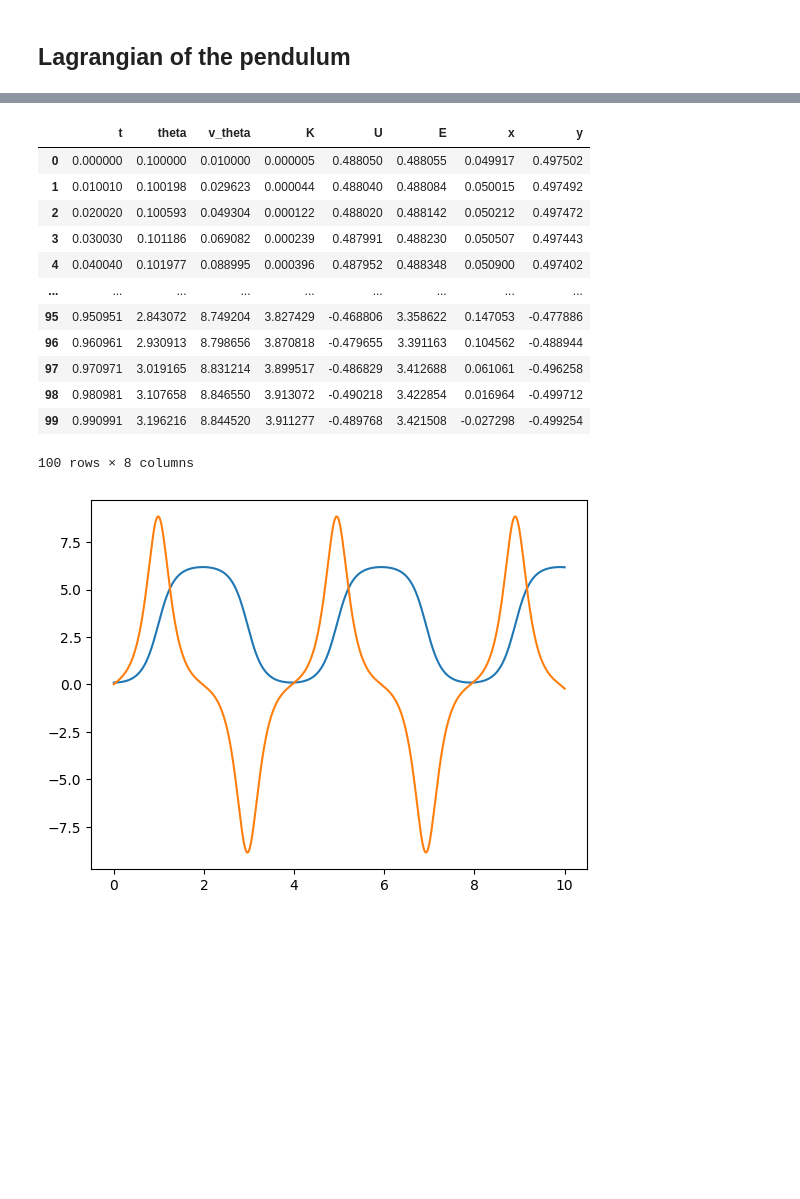
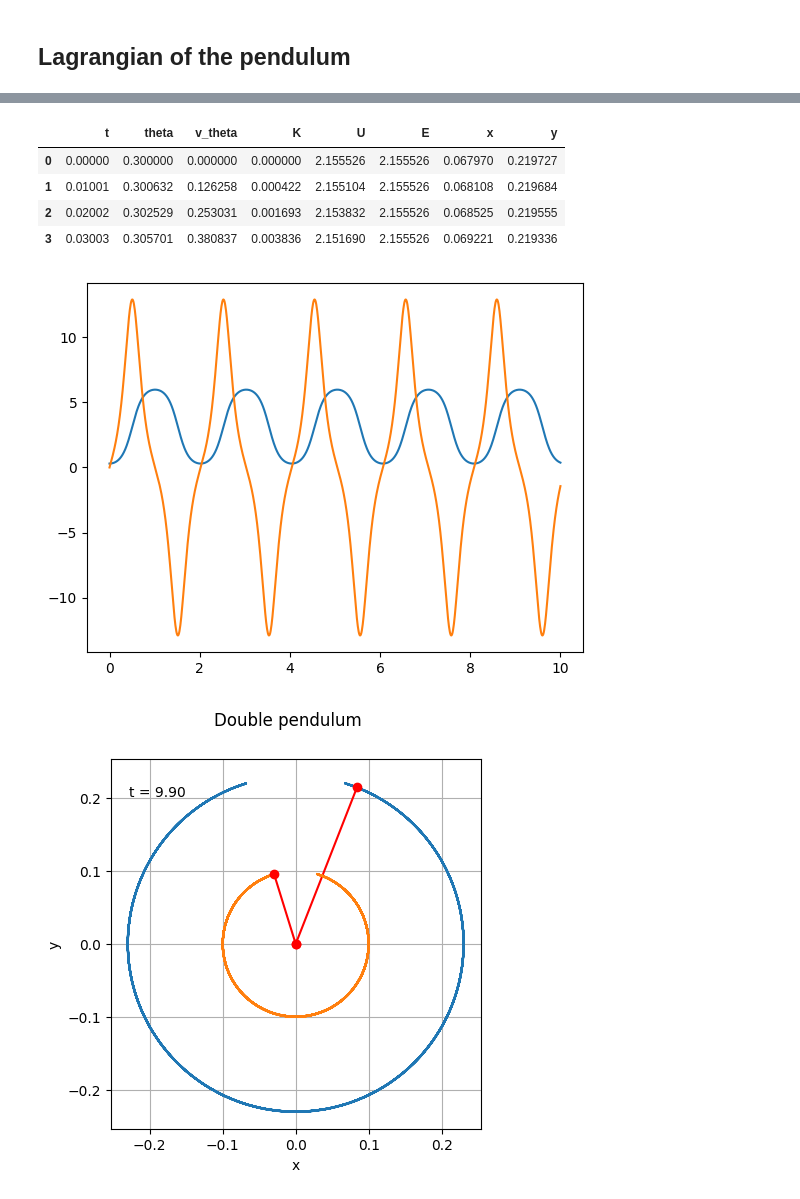
Before and after one commit to Giacomo-Menegatti/Animations, a Jupyter notebook: Pendulum.ipynb, the cells around one changed output, grey strips where cells are left out. Cells and saved outputs as stored; diff of their text form; code cells hidden in the pictures; blank space fills up the shorter version.

```diff
--- a/Pendulum.ipynb
+++ b/Pendulum.ipynb
@@ -50,19 +59,23 @@ g = 9.81
 r = 0.5
 m = 0.1
 
-Y = solve_ivp(f, (0,10), y0=(0.1,0.01), method='RK45', args=(g,r), t_eval=np.linspace(0,10,1000), rtol=1e-6)
+def pendulum_df(y0, t_span, m, g, r):
 
-pendulum_df = pd.DataFrame({'t':Y.t, 'theta': map_to_2pi(Y.y[0]), 'v_theta': Y.y[1]})
-pendulum_df['K'] = 0.5*m*pendulum_df['v_theta']**2
-pendulum_df['U'] = g*m*r*np.cos(pendulum_df['theta'])
-pendulum_df['E'] = pendulum_df['K']+ pendulum_df['U']
+  Y = solve_ivp(f, t_span=t_span, y0=y0 , method='RK45', args=(g,r), t_eval=np.linspace(0,10,1000), rtol=1e-6)
+  pendulum_df = pd.DataFrame({'t':Y.t, 'theta': map_to_2pi(Y.y[0]), 'v_theta': Y.y[1]})
+  pendulum_df['K'] = 0.5*m*(r*pendulum_df['v_theta'])**2
+  pendulum_df['U'] = g*m*r*np.cos(pendulum_df['theta'])
+  pendulum_df['E'] = pendulum_df['K']+ pendulum_df['U']
 
-pendulum_df['x'] = r*np.sin(pendulum_df['theta'])
-pendulum_df['y'] = r*np.cos(pendulum_df['theta'])
+  pendulum_df['x'] = r*np.sin(pendulum_df['theta'])
+  pendulum_df['y'] = r*np.cos(pendulum_df['theta'])
+  return pendulum_df
 
+a = pendulum_df(y0=(0.3,0.0), t_span=(0,10), m=1, g=9.81, r=0.23)
+b = pendulum_df(y0=(0.3,0.0), t_span=(0,10), m=1, g=9.81, r=0.1)
 
-plot_trajectory(pendulum_df, t_span=(8,9))
-plt.plot(pendulum_df['t'], pendulum_df['theta'])
-plt.plot(pendulum_df['t'], pendulum_df['v_theta'])
-pendulum_df.head(100)
+plot_trajectory((a,b), t_span=(0,0.5))
+plt.plot(a['t'], a['theta'])
+plt.plot(a['t'], a['v_theta'])
+a.head(4)
 # %% [output]
@@ -70,14 +83,6 @@ pendulum_df.head(100)
 |  | t | theta | v_theta | K | U | E | x | y |
-| 0 | 0.000000 | 0.100000 | 0.010000 | 0.000005 | 0.488050 | 0.488055 | 0.049917 | 0.497502 |
-| 1 | 0.010010 | 0.100198 | 0.029623 | 0.000044 | 0.488040 | 0.488084 | 0.050015 | 0.497492 |
-| 2 | 0.020020 | 0.100593 | 0.049304 | 0.000122 | 0.488020 | 0.488142 | 0.050212 | 0.497472 |
-| 3 | 0.030030 | 0.101186 | 0.069082 | 0.000239 | 0.487991 | 0.488230 | 0.050507 | 0.497443 |
-| 4 | 0.040040 | 0.101977 | 0.088995 | 0.000396 | 0.487952 | 0.488348 | 0.050900 | 0.497402 |
-| ... | ... | ... | ... | ... | ... | ... | ... | ... |
-| 95 | 0.950951 | 2.843072 | 8.749204 | 3.827429 | -0.468806 | 3.358622 | 0.147053 | -0.477886 |
-| 96 | 0.960961 | 2.930913 | 8.798656 | 3.870818 | -0.479655 | 3.391163 | 0.104562 | -0.488944 |
-| 97 | 0.970971 | 3.019165 | 8.831214 | 3.899517 | -0.486829 | 3.412688 | 0.061061 | -0.496258 |
-| 98 | 0.980981 | 3.107658 | 8.846550 | 3.913072 | -0.490218 | 3.422854 | 0.016964 | -0.499712 |
-| 99 | 0.990991 | 3.196216 | 8.844520 | 3.911277 | -0.489768 | 3.421508 | -0.027298 | -0.499254 |
+| 0 | 0.00000 | 0.300000 | 0.000000 | 0.000000 | 2.155526 | 2.155526 | 0.067970 | 0.219727 |
+| 1 | 0.01001 | 0.300632 | 0.126258 | 0.000422 | 2.155104 | 2.155526 | 0.068108 | 0.219684 |
+| 2 | 0.02002 | 0.302529 | 0.253031 | 0.001693 | 2.153832 | 2.155526 | 0.068525 | 0.219555 |
+| 3 | 0.03003 | 0.305701 | 0.380837 | 0.003836 | 2.151690 | 2.155526 | 0.069221 | 0.219336 |
-100 rows × 8 columns
-[figure, old version]
+[figure, new version]
@@ -83,0 +93,8 @@ pendulum_df.head(100)
+# %%
+n_frames = 100
+
+for i in range(n_frames):
+    clear_output(wait=True)
+    animate(i, 0.1)
+# %% [output]
+[figure, added]
```
Also changed, not shown: parts of 3 cells of this notebook.
